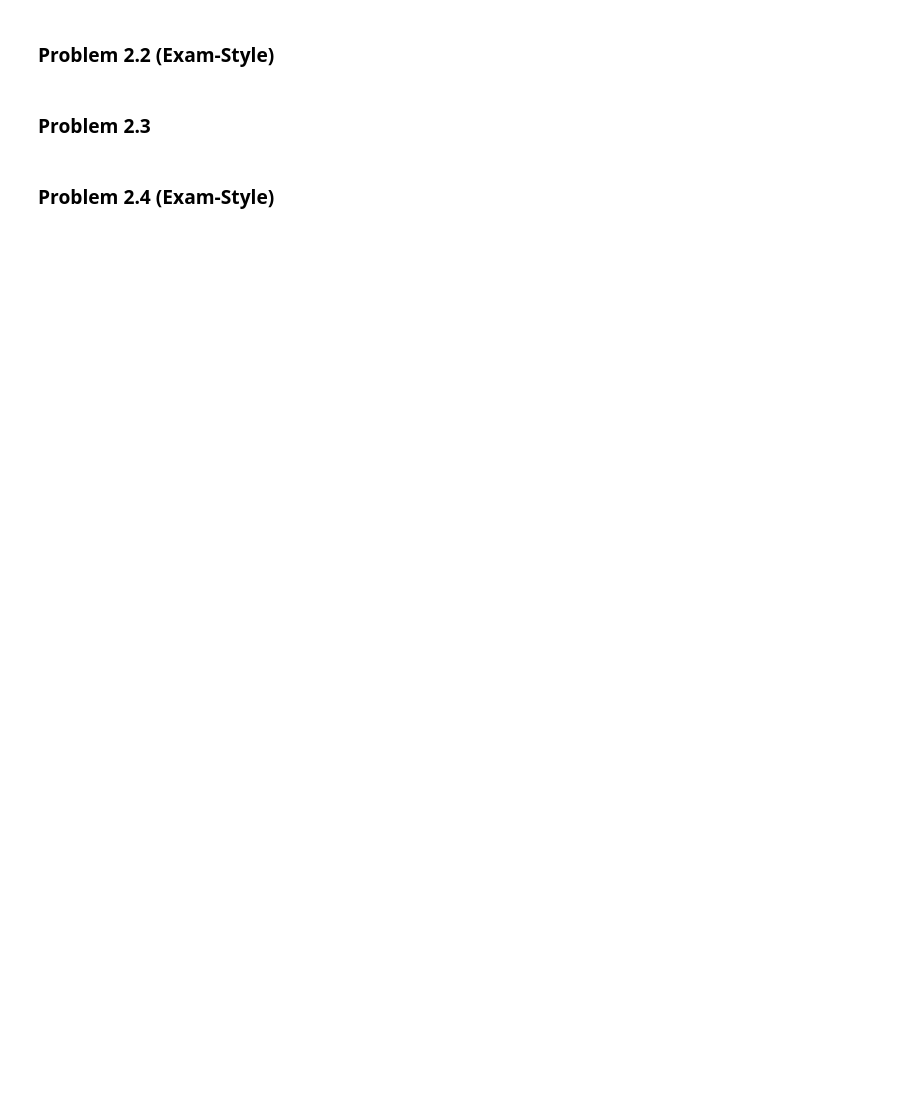
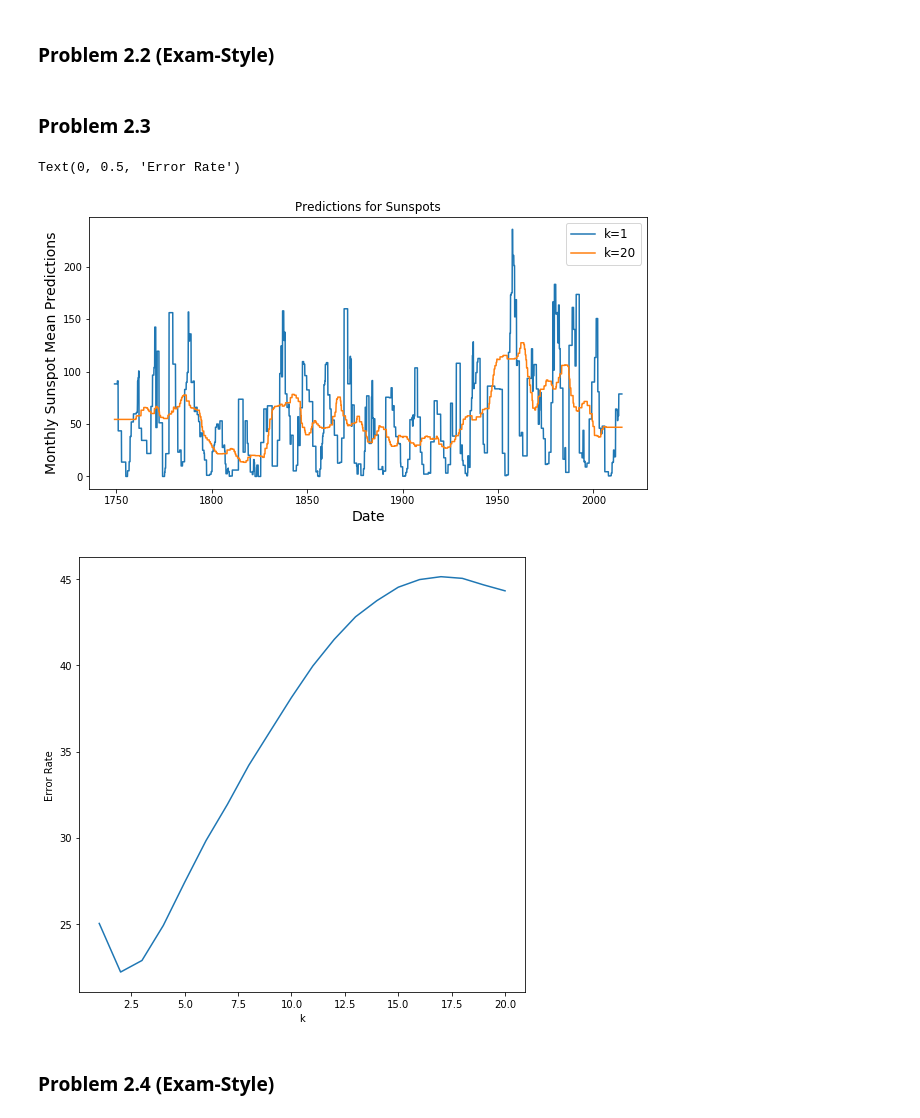
Before and after one commit to amanmibra/cs371, a Jupyter notebook: homework10/homework10.ipynb, the cells around one changed output. Drawn from its saved outputs; the diff is of its cells as text; code cells hidden in the pictures; blank space fills up the shorter version.

```diff
--- a/homework10/homework10.ipynb
+++ b/homework10/homework10.ipynb
@@ -91,5 +288,36 @@ training_set['x'], test_set['x'], training_set['y'], test_set['y'] = \
 ### Problem 2.2 (Exam-Style)
 # %% [markdown]
 ### Problem 2.3
+# %%
+from sklearn.neighbors import KNeighborsRegressor
+
+error_rates = []
+y_preds = []
+sunspot_preds = []
+for k in range(1, 21):
+    knn = KNeighborsRegressor(n_neighbors=k)
+    knn.fit(training_set['x'], training_set['y'])
+    y_pred = knn.predict(test_set['x'])
+    y_preds.append(y_pred)
+    sunspot_pred = knn.predict(sunspots['x'])
+    sunspot_preds.append(sunspot_pred)
+    error_rates.append(error_rate(test_set['y'], y_pred, problem='regression'))
+
+plt.figure(figsize=(10, 5))
+plt.plot(sunspots['x'], sunspot_preds[0],label='k=1')
+plt.plot(sunspots['x'], sunspot_preds[19],label='k=20')
+plt.legend(loc=1, prop={'size': 12})
+plt.xlabel('Date', fontsize=14)
+plt.ylabel('Monthly Sunspot Mean Predictions', fontsize=14)
+plt.title('Predictions for Sunspots')
+
+plt.figure(figsize=(8, 8))
+plt.plot(np.linspace(1, 20, num=20).tolist(), error_rates)
+plt.xlabel('k')
+plt.ylabel('Error Rate')
+# %% [output]
+Text(0, 0.5, 'Error Rate')
+[figure, added]
+[figure, added]
 # %% [markdown]
 ### Problem 2.4 (Exam-Style)
```
Also changed, not shown: parts of 10 cells of this notebook, 1 other file.
